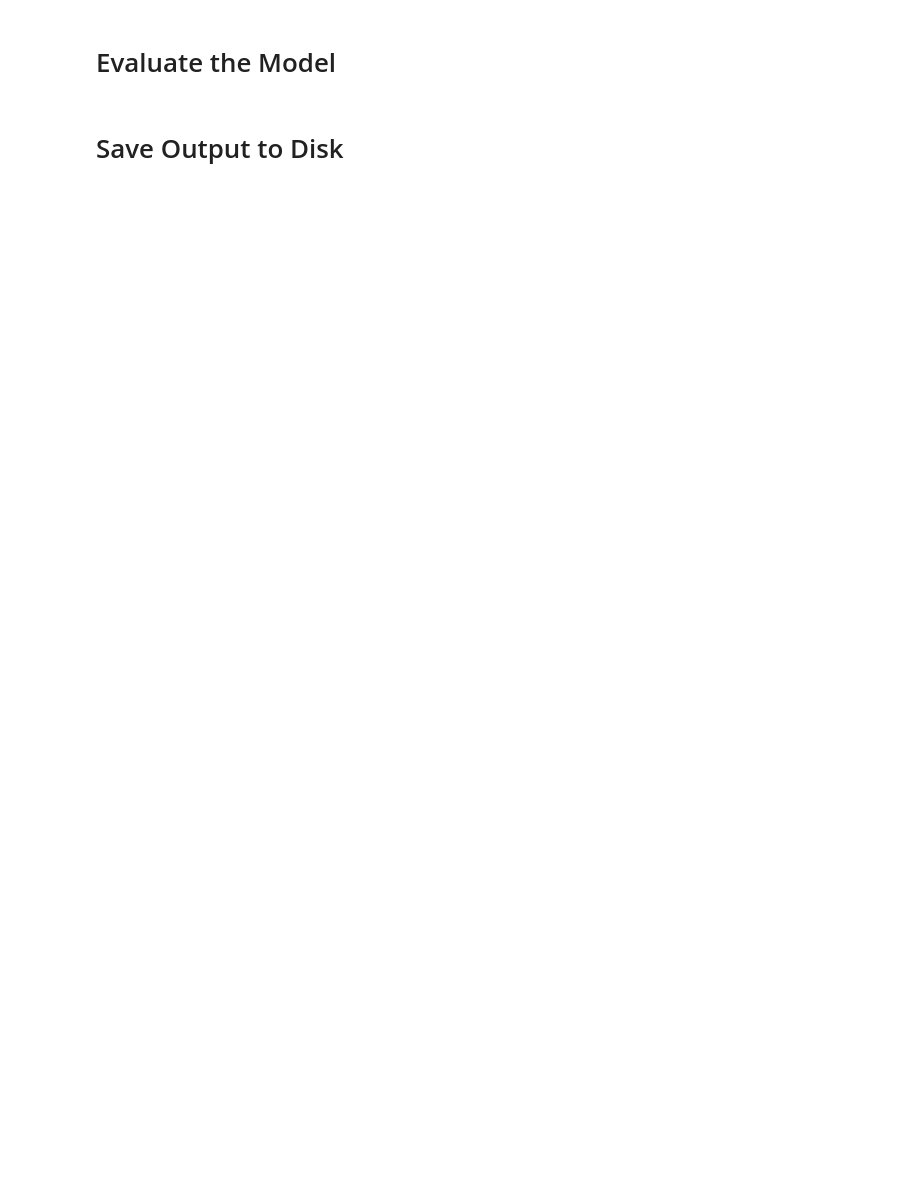
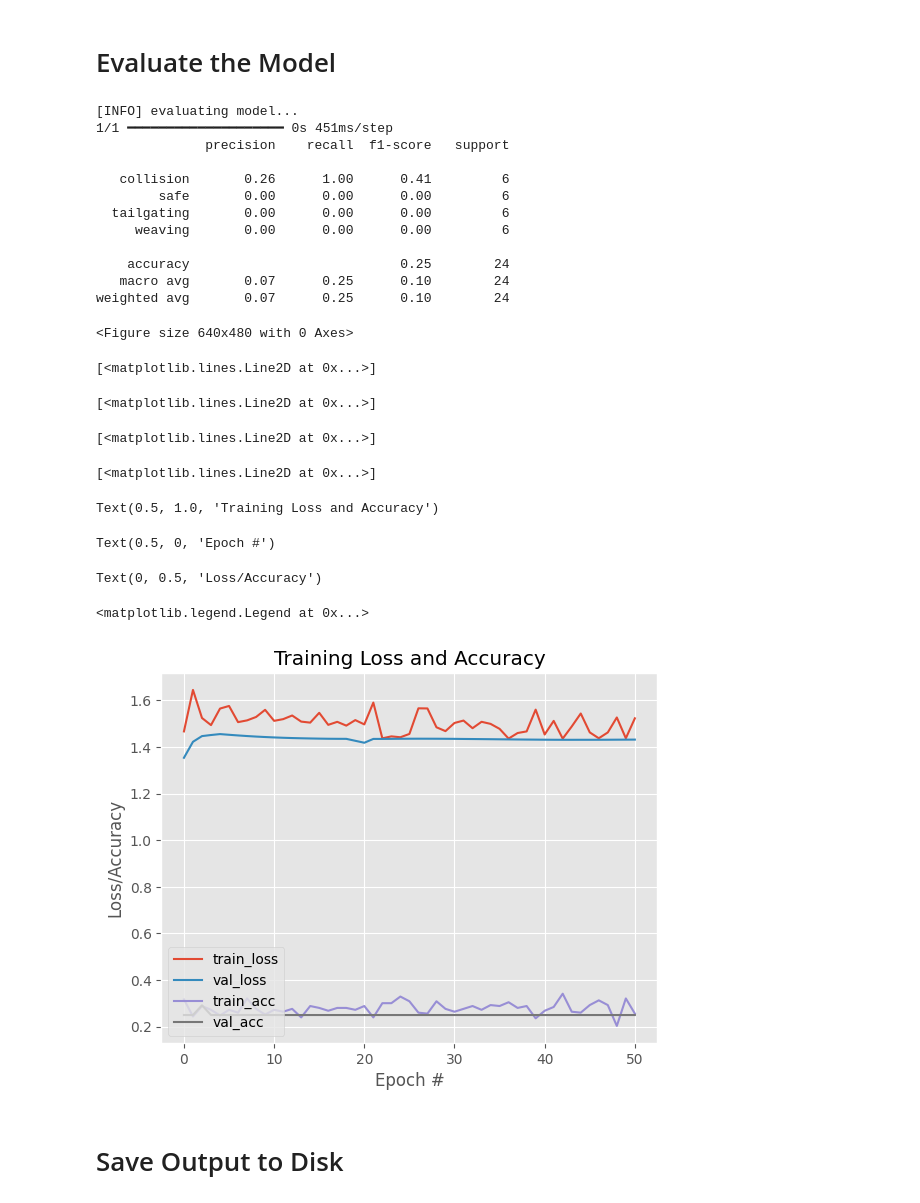
Before and after one commit to voidranjer/DriveSafe_old, a Jupyter notebook: train.ipynb, the cells around one changed output. Saved outputs shown, nothing was run; the diff lists cells and outputs as text; code cells hidden in the pictures; blank space fills up the shorter version.

```diff
--- a/train.ipynb
+++ b/train.ipynb
@@ -41,7 +45,7 @@ LABELS = set(["off", "collision", "safe", "tailgating", "weaving"])
 # %%
 # load sequence data
 print("[INFO] loading sequence data...")
-data, labels = get_sequence_data(DATASET_PATH, LABELS, NUM_FRAMES)
+data, labels = get_sequence_data(DATASET_PATH, LABELS, FRAMES_PER_SEQ)
 
 # convert the data and labels to numpy arrays
 training_data = np.array(data["training"])
@@ -50,24 +54,12 @@ validation_data = np.array(data["validation"])
 validation_labels = np.array(labels["validation"])
 
 # count number of sequences
-print(f"[INFO] number of images in training_data: {len(training_data)}")
-print(f"[INFO] number of images in validation_data: {len(validation_data)}")
+print(f"[INFO] number of sequences in training_data: {len(training_data)}")
+print(f"[INFO] number of sequences in validation_data: {len(validation_data)}")
 
 # perform one-hot encoding on the labels
 lb = LabelBinarizer()
 training_labels = lb.fit_transform(training_labels)
 validation_labels = lb.transform(validation_labels) # use transform instead of fit_transform because we want to use the same encoder as the training data
-
-# partition the data into training and testing splits
-# (trainX, testX, trainY, testY) = train_test_split(data, labels, test_size=0.25, stratify=labels, random_state=42)
-trainX = training_data
-testX = validation_data
-trainY = training_labels
-testY = validation_labels
-
-# trainX has the shape (NUM_FRAMES, 224, 224, 3)
-# Reshape the input data to fit LSTM's input requirements
-trainX = trainX.reshape(trainX.shape[0], NUM_FRAMES, -1)  # Reshaping each sequence of N frames into a single time step
-testX = testX.reshape(testX.shape[0], NUM_FRAMES, -1) # equiv to saying `testX.reshape(NUM_SEQUENCES_IN_TEXT_X, NUM_FRAMES, -1)`
 # %% [output]
 [INFO] loading sequence data...
@@ -82,11 +98,17 @@ model.add(LSTM(128, input_shape=(trainX.shape[1], trainX.shape[2])))
 model.add(Dropout(0.5))
 model.add(Dense(len(lb.classes_), activation="softmax"))
 
+# callbacks
+# patience sets how many epochs to run for before stopping (if no more improvements are made)
+callbacks = [EarlyStopping(monitor='val_loss', patience=PATIENCE),
+             ModelCheckpoint(os.path.join(OUTPUT_PATH, 'checkpoint.keras'), save_best_only=True, save_weights_only=False)]
+
 # compile the model
 model.compile(loss="categorical_crossentropy", optimizer="adam", metrics=["accuracy"])
 
 # train the model
 print("[INFO] training model...")
-history = model.fit(trainX, trainY, validation_data=(testX, testY), epochs=NUM_EPOCHS, batch_size=32)
+history = model.fit(trainX, trainY, validation_data=(testX, testY), callbacks=callbacks, epochs=NUM_EPOCHS, batch_size=BATCH_SIZE)
+NUM_EPOCHS = len(history.history['loss'])
 # %% [output]
 [INFO] training model...
@@ -101,21 +134,44 @@ KeyboardInterrupt:
 # %%
 # evaluate the model
 print("[INFO] evaluating model...")
-predictions = model.predict(testX, batch_size=32)
+predictions = model.predict(testX, batch_size=BATCH_SIZE)
 print(classification_report(testY.argmax(axis=1), predictions.argmax(axis=1), target_names=lb.classes_))
 
 # plot the training loss and accuracy
 plt.style.use("ggplot")
 plt.figure()
-plt.plot(np.arange(0, args["epochs"]), history.history["loss"], label="train_loss")
-plt.plot(np.arange(0, args["epochs"]), history.history["val_loss"], label="val_loss")
-plt.plot(np.arange(0, args["epochs"]), history.history["accuracy"], label="train_acc")
-plt.plot(np.arange(0, args["epochs"]), history.history["val_accuracy"], label="val_acc")
+plt.plot(np.arange(0, NUM_EPOCHS), history.history["loss"], label="train_loss")
+plt.plot(np.arange(0, NUM_EPOCHS), history.history["val_loss"], label="val_loss")
+plt.plot(np.arange(0, NUM_EPOCHS), history.history["accuracy"], label="train_acc")
+plt.plot(np.arange(0, NUM_EPOCHS), history.history["val_accuracy"], label="val_acc")
 plt.title("Training Loss and Accuracy")
 plt.xlabel("Epoch #")
 plt.ylabel("Loss/Accuracy")
 plt.legend(loc="lower left")
-plt.savefig(args["plot"])
+plt.savefig(os.path.join(OUTPUT_PATH, "plot.png"))
+# %% [output]
+[INFO] evaluating model...
+1/1 ━━━━━━━━━━━━━━━━━━━━ 0s 451ms/step
+              precision    recall  f1-score   support
+
+   collision       0.26      1.00      0.41         6
+        safe       0.00      0.00      0.00         6
+  tailgating       0.00      0.00      0.00         6
+     weaving       0.00      0.00      0.00         6
+
+    accuracy                           0.25        24
+   macro avg       0.07      0.25      0.10        24
+weighted avg       0.07      0.25      0.10        24
+<Figure size 640x480 with 0 Axes>
+[<matplotlib.lines.Line2D at 0x...>]
+[<matplotlib.lines.Line2D at 0x...>]
+[<matplotlib.lines.Line2D at 0x...>]
+[<matplotlib.lines.Line2D at 0x...>]
+Text(0.5, 1.0, 'Training Loss and Accuracy')
+Text(0.5, 0, 'Epoch #')
+Text(0, 0.5, 'Loss/Accuracy')
+<matplotlib.legend.Legend at 0x...>
+[figure, added]
 # %% [markdown]
 # Save Output to Disk
 # %%
```
Also changed, not shown: parts of 13 cells of this notebook, 46 other files.
